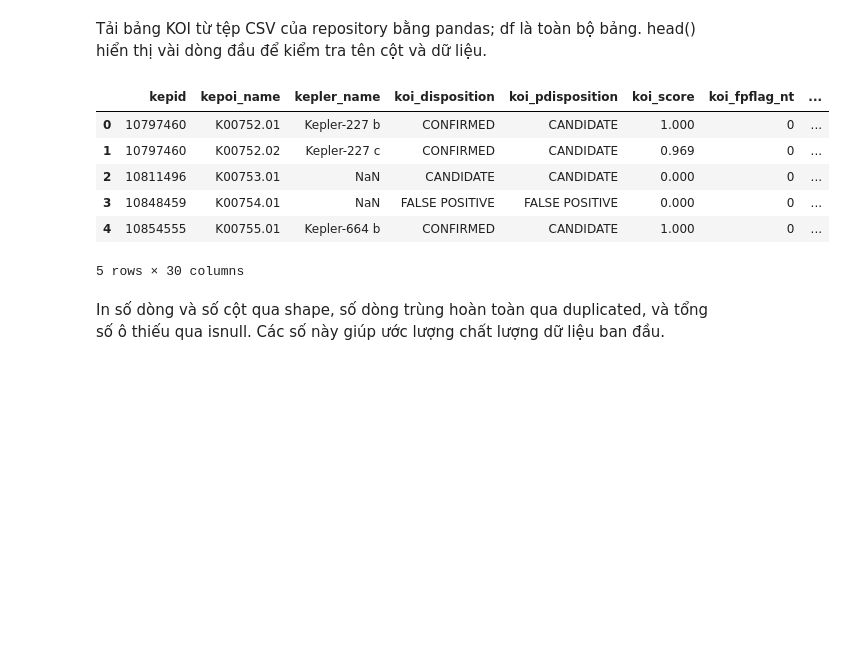
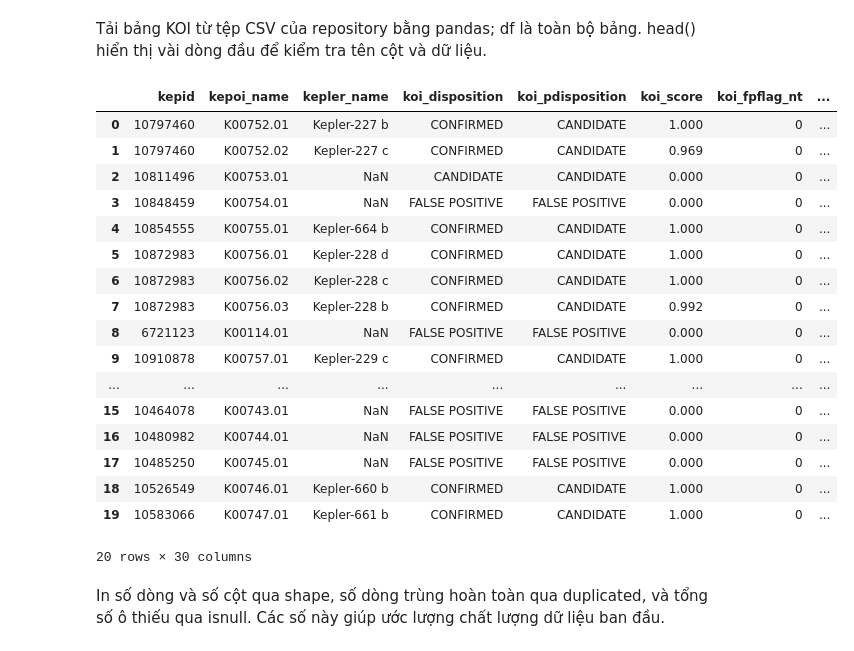
Before and after one commit to khanhhoangduydinh/CO5177-Programming_Foundation_for_Data_Analytics_and_Visualization, a Jupyter notebook: notebooks/tabular_koi_eda.ipynb, the cells around one changed output. Drawn from its saved outputs; the diff is of its cells as text; code cells hidden in the pictures; blank space fills up the shorter version.

```diff
--- a/notebooks/tabular_koi_eda.ipynb
+++ b/notebooks/tabular_koi_eda.ipynb
@@ -65,15 +67,26 @@ Tải bảng KOI từ tệp CSV của repository bằng pandas; df là toàn b
 # %%
 data_url = "https://raw.githubusercontent.com/khanhhoangduydinh/CO5177-Programming_Foundation_for_Data_Analytics_and_Visualization/main/data/koi_cumulative.csv"
 df = pd.read_csv(data_url)
-df.head()
+df.head(20)
 # %% [output]
 |  | kepid | kepoi_name | kepler_name | koi_disposition | koi_pdisposition | koi_score | koi_fpflag_nt | ... |
 | 0 | 10797460 | K00752.01 | Kepler-227 b | CONFIRMED | CANDIDATE | 1.000 | 0 | ... |
 | 1 | 10797460 | K00752.02 | Kepler-227 c | CONFIRMED | CANDIDATE | 0.969 | 0 | ... |
 | 2 | 10811496 | K00753.01 | NaN | CANDIDATE | CANDIDATE | 0.000 | 0 | ... |
 | 3 | 10848459 | K00754.01 | NaN | FALSE POSITIVE | FALSE POSITIVE | 0.000 | 0 | ... |
 | 4 | 10854555 | K00755.01 | Kepler-664 b | CONFIRMED | CANDIDATE | 1.000 | 0 | ... |
+| 5 | 10872983 | K00756.01 | Kepler-228 d | CONFIRMED | CANDIDATE | 1.000 | 0 | ... |
+| 6 | 10872983 | K00756.02 | Kepler-228 c | CONFIRMED | CANDIDATE | 1.000 | 0 | ... |
+| 7 | 10872983 | K00756.03 | Kepler-228 b | CONFIRMED | CANDIDATE | 0.992 | 0 | ... |
+| 8 | 6721123 | K00114.01 | NaN | FALSE POSITIVE | FALSE POSITIVE | 0.000 | 0 | ... |
+| 9 | 10910878 | K00757.01 | Kepler-229 c | CONFIRMED | CANDIDATE | 1.000 | 0 | ... |
+| ... | ... | ... | ... | ... | ... | ... | ... | ... |
+| 15 | 10464078 | K00743.01 | NaN | FALSE POSITIVE | FALSE POSITIVE | 0.000 | 0 | ... |
+| 16 | 10480982 | K00744.01 | NaN | FALSE POSITIVE | FALSE POSITIVE | 0.000 | 0 | ... |
+| 17 | 10485250 | K00745.01 | NaN | FALSE POSITIVE | FALSE POSITIVE | 0.000 | 0 | ... |
+| 18 | 10526549 | K00746.01 | Kepler-660 b | CONFIRMED | CANDIDATE | 1.000 | 0 | ... |
+| 19 | 10583066 | K00747.01 | Kepler-661 b | CONFIRMED | CANDIDATE | 1.000 | 0 | ... |
-5 rows × 30 columns
+20 rows × 30 columns
 # %% [markdown]
 In số dòng và số cột qua shape, số dòng trùng hoàn toàn qua duplicated, và tổng số ô thiếu qua isnull. Các số này giúp ước lượng chất lượng dữ liệu ban đầu.
 # %%
```
Also changed, not shown: parts of 3 cells of this notebook.
